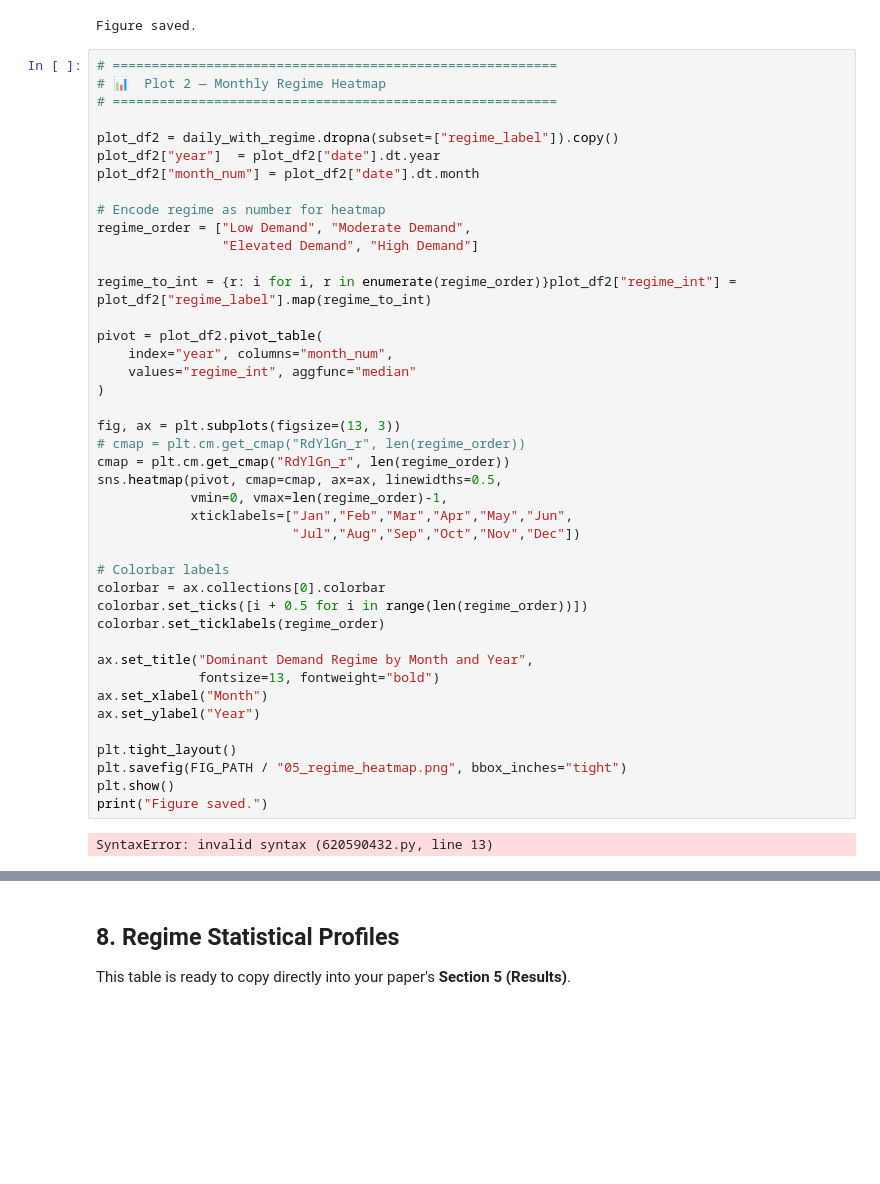
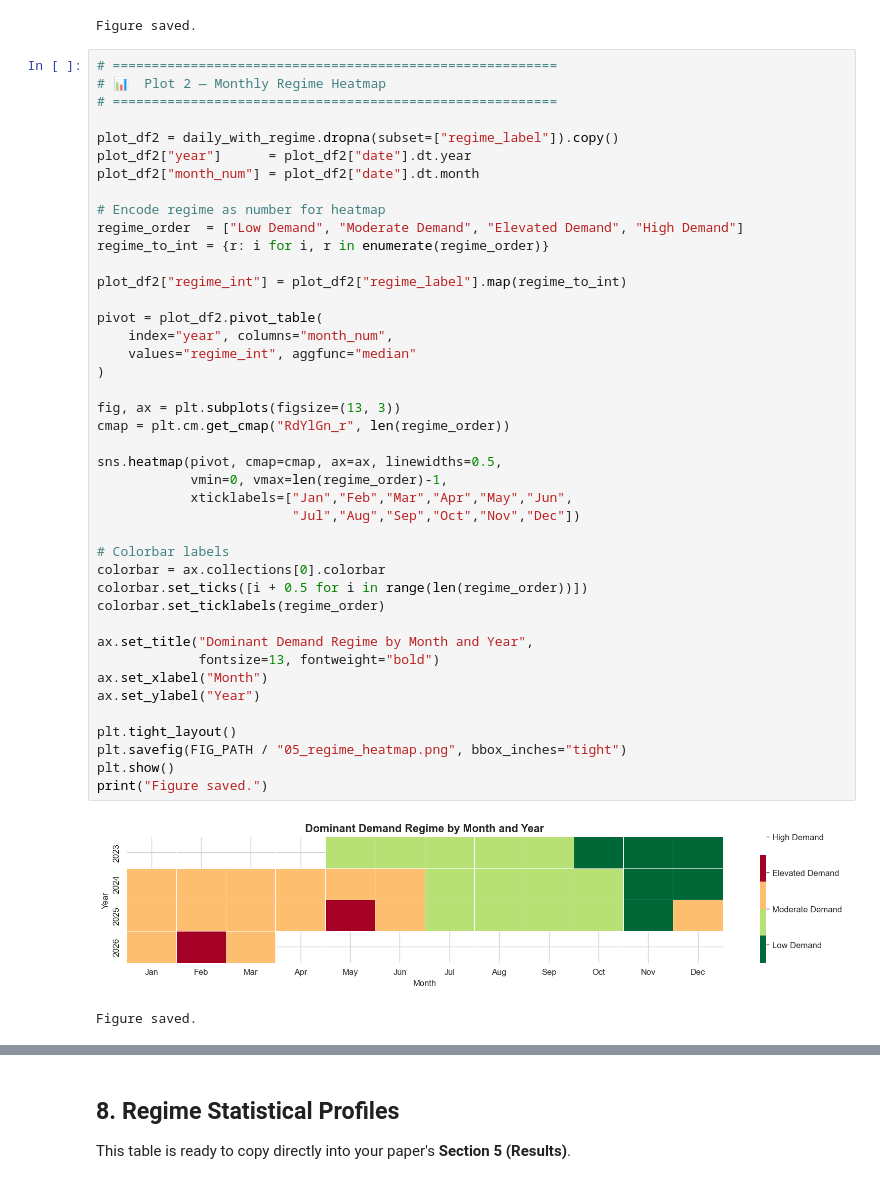
Before and after one commit to shriyanssahoo/DS4SG, a Jupyter notebook: notebooks/05_regime_detection.ipynb, the cells around one changed output, grey strips where cells are left out. Cells and saved outputs as stored; diff of their text form; blank space fills up the shorter version.

```diff
--- a/notebooks/05_regime_detection.ipynb
+++ b/notebooks/05_regime_detection.ipynb
@@ -516,44 +516,45 @@ Figure saved.
 # =========================================================
 
 plot_df2 = daily_with_regime.dropna(subset=["regime_label"]).copy()
-plot_df2["year"]  = plot_df2["date"].dt.year
+plot_df2["year"]      = plot_df2["date"].dt.year
 plot_df2["month_num"] = plot_df2["date"].dt.month
 
 # Encode regime as number for heatmap
-regime_order = ["Low Demand", "Moderate Demand",
-                "Elevated Demand", "High Demand"]
+regime_order  = ["Low Demand", "Moderate Demand", "Elevated Demand", "High Demand"]
+regime_to_int = {r: i for i, r in enumerate(regime_order)}
 
-regime_to_int = {r: i for i, r in enumerate(regime_order)}plot_df2["regime_int"] = plot_df2["regime_label"].map(regime_to_int)
+plot_df2["regime_int"] = plot_df2["regime_label"].map(regime_to_int)
 
 pivot = plot_df2.pivot_table(
     index="year", columns="month_num",
     values="regime_int", aggfunc="median"
 )
 
 fig, ax = plt.subplots(figsize=(13, 3))
-# cmap = plt.cm.get_cmap("RdYlGn_r", len(regime_order))
 cmap = plt.cm.get_cmap("RdYlGn_r", len(regime_order))
+
 sns.heatmap(pivot, cmap=cmap, ax=ax, linewidths=0.5,
             vmin=0, vmax=len(regime_order)-1,
             xticklabels=["Jan","Feb","Mar","Apr","May","Jun",
                          "Jul","Aug","Sep","Oct","Nov","Dec"])
 
 # Colorbar labels
 colorbar = ax.collections[0].colorbar
 colorbar.set_ticks([i + 0.5 for i in range(len(regime_order))])
 colorbar.set_ticklabels(regime_order)
 
 ax.set_title("Dominant Demand Regime by Month and Year",
              fontsize=13, fontweight="bold")
 ax.set_xlabel("Month")
 ax.set_ylabel("Year")
 
 plt.tight_layout()
 plt.savefig(FIG_PATH / "05_regime_heatmap.png", bbox_inches="tight")
 plt.show()
 print("Figure saved.")
 # %% [output]
+[figure, added]
-SyntaxError: invalid syntax (620590432.py, line 13)
+Figure saved.
 # %%
 # =========================================================
 # 📊  Plot 3 — Demand Distribution per Regime (Boxplot)
```
Also changed, not shown: parts of 1 cell of this notebook, 2 other files.
